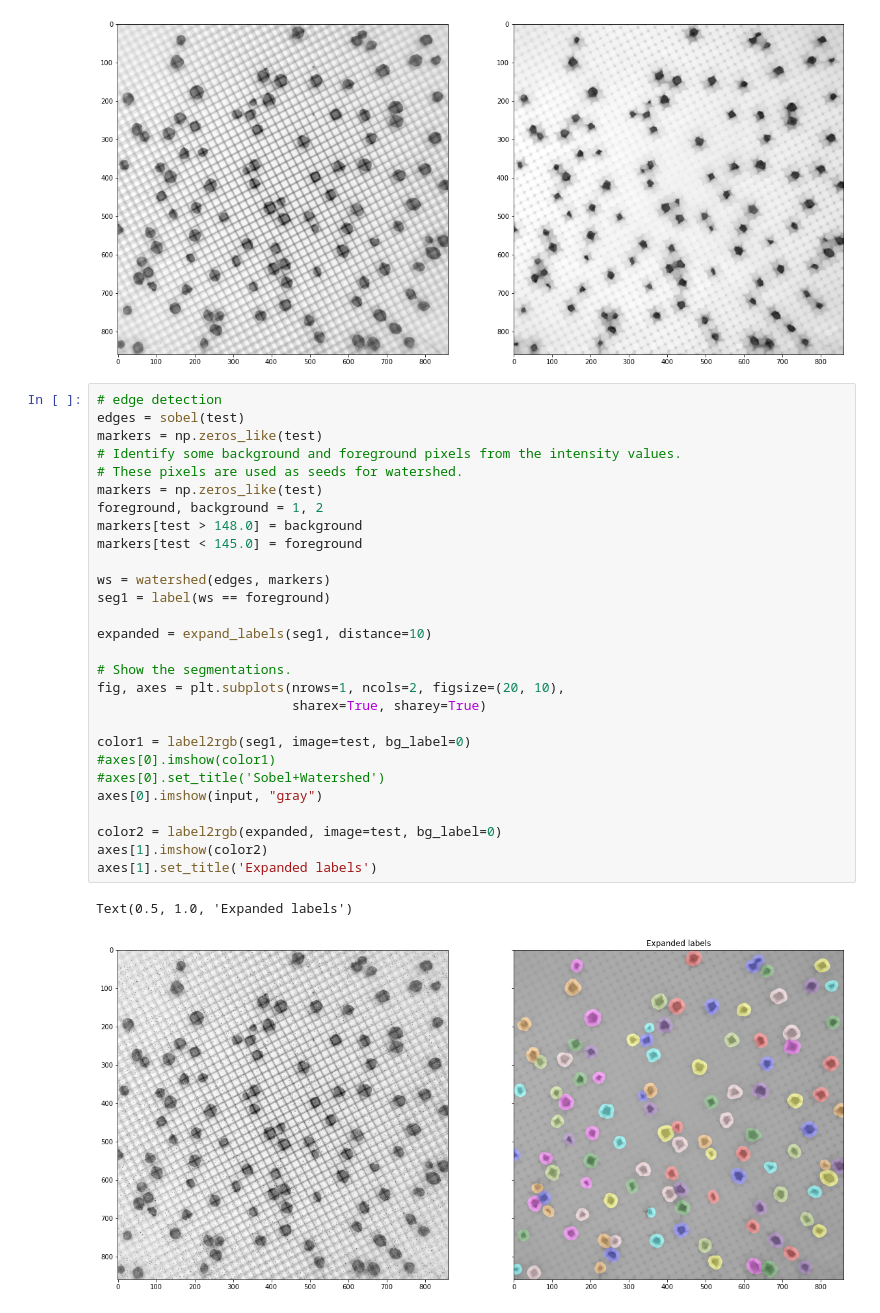
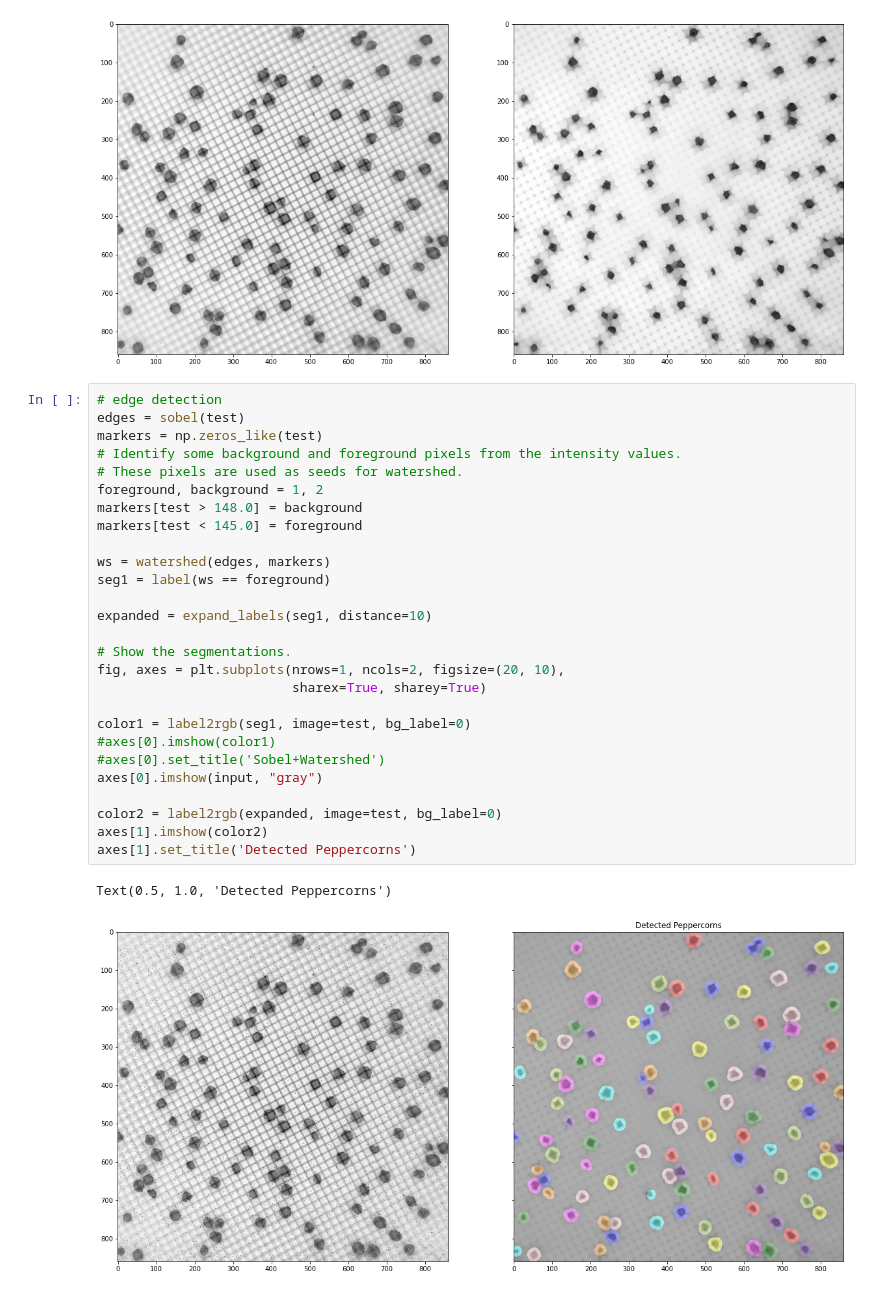
Before and after one commit to bestler/Image_Processing, a Jupyter notebook: pepper_count.ipynb, the cells around one changed output. Drawn from its saved outputs; the diff is of its cells as text.

```diff
--- a/pepper_count.ipynb
+++ b/pepper_count.ipynb
@@ -48,31 +50,30 @@ ax[1].imshow(test, "gray")
 # %%
 # edge detection
 edges = sobel(test)
 markers = np.zeros_like(test)
 # Identify some background and foreground pixels from the intensity values.
 # These pixels are used as seeds for watershed.
-markers = np.zeros_like(test)
 foreground, background = 1, 2
 markers[test > 148.0] = background
 markers[test < 145.0] = foreground
 
 ws = watershed(edges, markers)
 seg1 = label(ws == foreground)
 
 expanded = expand_labels(seg1, distance=10)
 
 # Show the segmentations.
 fig, axes = plt.subplots(nrows=1, ncols=2, figsize=(20, 10),
                          sharex=True, sharey=True)
 
 color1 = label2rgb(seg1, image=test, bg_label=0)
 #axes[0].imshow(color1)
 #axes[0].set_title('Sobel+Watershed')
 axes[0].imshow(input, "gray")
 
 color2 = label2rgb(expanded, image=test, bg_label=0)
 axes[1].imshow(color2)
-axes[1].set_title('Expanded labels')
+axes[1].set_title('Detected Peppercorns')
 # %% [output]
-Text(0.5, 1.0, 'Expanded labels')
+Text(0.5, 1.0, 'Detected Peppercorns')
-[figure, old version]
+[figure, new version]
```
Also changed, not shown: parts of 4 cells of this notebook, 5 other files.
